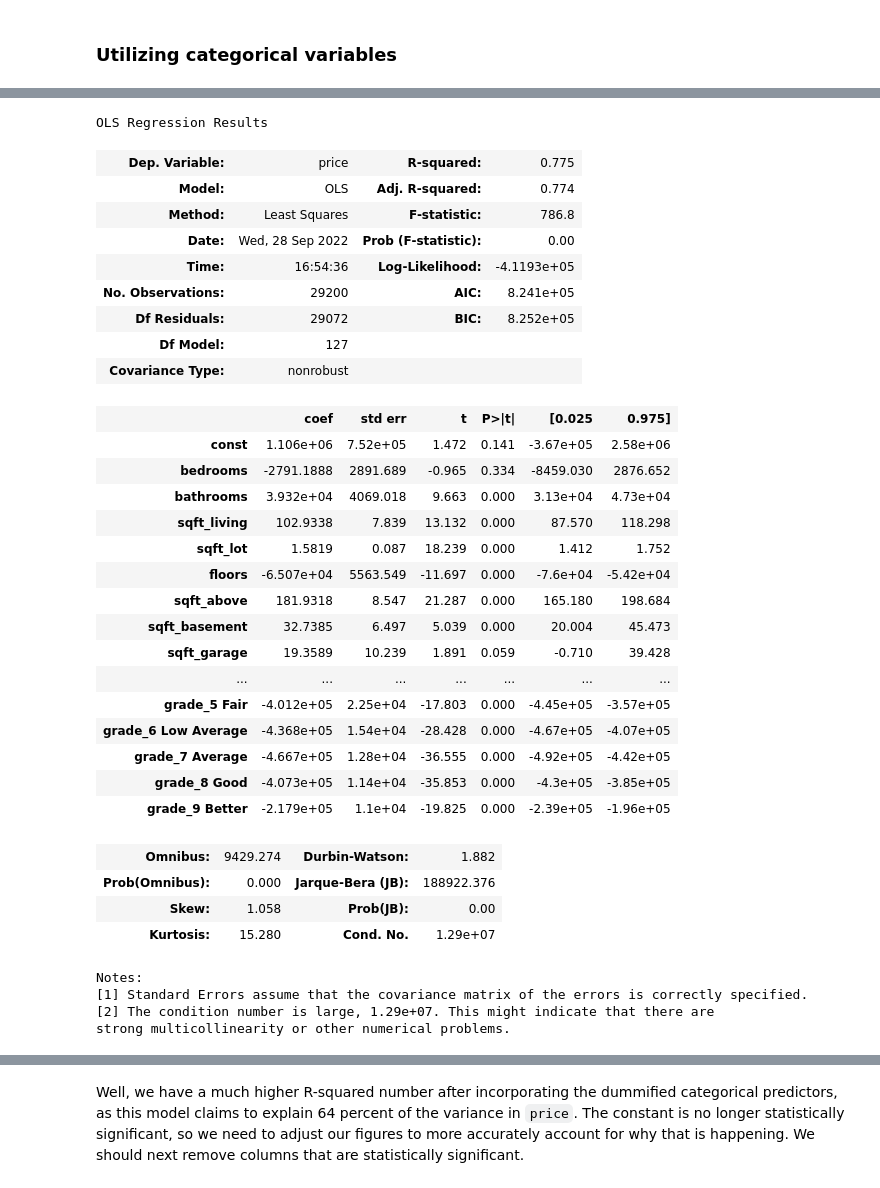
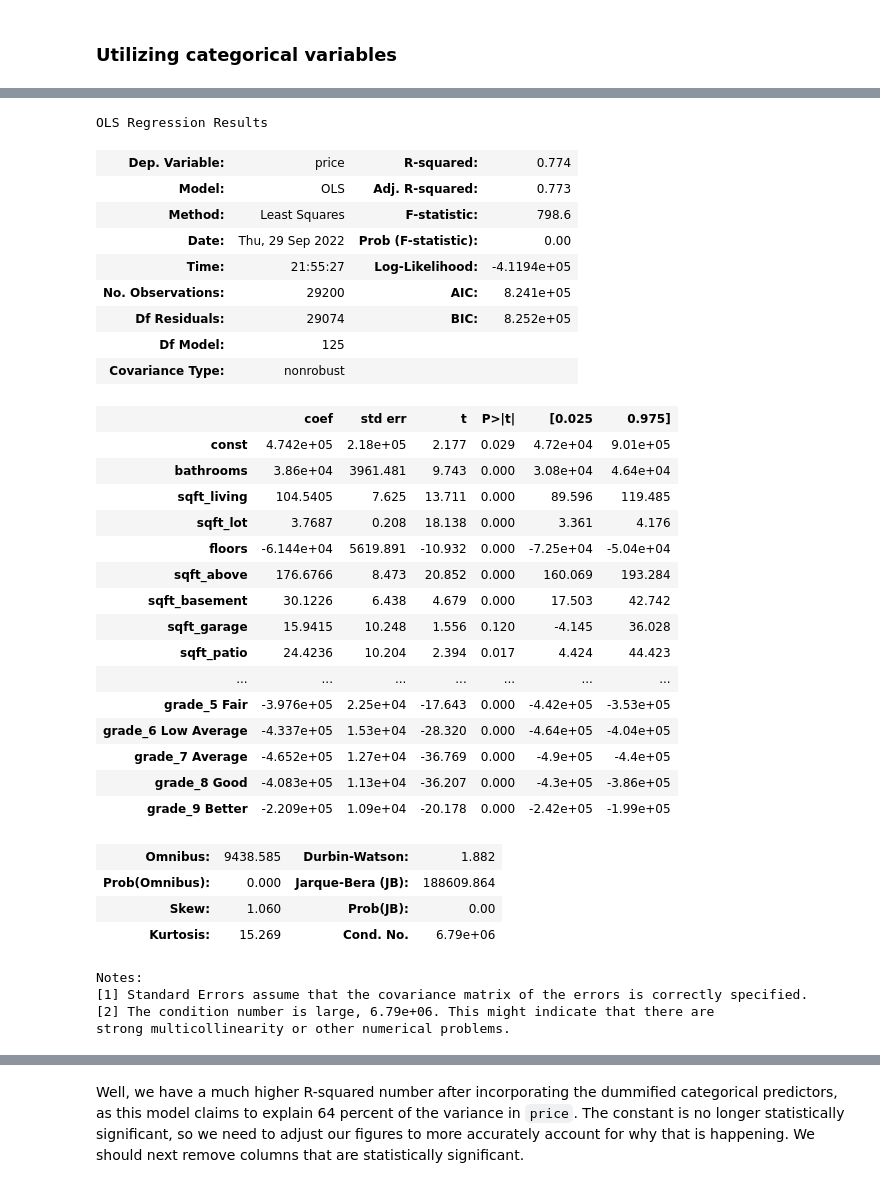
Before and after one commit to newcojon/Capstone, a Jupyter notebook: Final.ipynb, the cells around one changed output, grey strips where cells are left out. Cells and saved outputs as stored; diff of their text form; code cells hidden in the pictures.

```diff
--- a/Final.ipynb
+++ b/Final.ipynb
@@ -163,3 +172,0 @@ df['yr_old'] = np.where(df['yr_renovated'] !=0,df.selldate.apply(lambda x: x.yea
-# %%
-# controlling for dates where house was sold after renovation
-df.loc[df['yr_old'] < 0, 'yr_old'] = 0
@@ -240,5 +228,5 @@ Price is the singular dependent variable in our model.
 # %%
 # Creating categorical variables
 cats = df[['waterfront','greenbelt', 'nuisance', 'view', 'condition', 'heat_source', 'sewer_system', 'grade']]
-cats1 = df[['selldate','price','waterfront','greenbelt', 'nuisance', 'view', 'condition', 'heat_source', 'sewer_system', 'address', 'Zipcode', 'grade']]
-cats2 = df[['selldate','waterfront','greenbelt', 'nuisance', 'view', 'condition', 'heat_source', 'sewer_system', 'address', 'Zipcode', 'grade', 'lat', 'long']]
+cats1 = df[['price','waterfront','greenbelt', 'nuisance', 'view', 'condition', 'heat_source', 'sewer_system', 'address', 'grade', 'selldate']]
+cats2 = df[['waterfront','greenbelt', 'nuisance', 'view', 'condition', 'heat_source', 'sewer_system', 'address', 'grade', 'lat', 'long', 'selldate']]
@@ -818,10 +785,10 @@ lower_limit = df['yr_old'].mean() - 3*df['yr_old'].std()
 df['yr_old'] = np.where(df['yr_old'] > upper_limit, upper_limit,
 np.where(df['yr_old'] < lower_limit, lower_limit, df['yr_old']))
 # %%
-# upper_limit = df['floors'].mean() + 3*df['floors'].std()
-# lower_limit = df['floors'].mean() - 3*df['floors'].std()
-# df['floors'] = np.where(df['floors'] > upper_limit, upper_limit,
-# np.where(df['floors'] < lower_limit, lower_limit, df['floors']))
+upper_limit = df['floors'].mean() + 3*df['floors'].std()
+lower_limit = df['floors'].mean() - 3*df['floors'].std()
+df['floors'] = np.where(df['floors'] > upper_limit, upper_limit,
+np.where(df['floors'] < lower_limit, lower_limit, df['floors']))
 # %%
 upper_limit = df['sqft_garage'].mean() + 3*df['sqft_garage'].std()
 lower_limit = df['sqft_garage'].mean() - 3*df['sqft_garage'].std()
@@ -881,6 +871,6 @@ cat_cols = cats.columns
 dum_df = pd.get_dummies(data=df, columns=cat_cols, drop_first=True)
 # %%
 X1=dum_df.drop(labels=['selldate', 'price', 'address',
-                       'sewer_system_PUBLIC RESTRICTED',
+                       'sewer_system_PUBLIC RESTRICTED', 'bedrooms', 'yr_old',
                       'heat_source_Oil', 'heat_source_Oil/Solar', 'heat_source_Other',
                        'grade_2 Substandard', 'heat_source_Electricity/Solar', 'lat', 'long'], axis=1)
@@ -897,47 +877,43 @@ X1.head()
 # %%
-X1=dum_df.drop(labels=['selldate', 'price', 'address',
-                       'sewer_system_PUBLIC RESTRICTED',
-                      'heat_source_Oil', 'heat_source_Oil/Solar', 'heat_source_Other',
-                       'grade_2 Substandard', 'heat_source_Electricity/Solar', 'lat', 'long'], axis=1)
 y=dum_df.price
 
 model_1 = sm.OLS(y, sm.add_constant(X1))
 results1 = model_1.fit()
 results1.summary()
 # %% [output]
 OLS Regression Results
-| Dep. Variable: | price | R-squared: | 0.775 |
-| Model: | OLS | Adj. R-squared: | 0.774 |
-| Method: | Least Squares | F-statistic: | 786.8 |
-| Date: | Wed, 28 Sep 2022 | Prob (F-statistic): | 0.00 |
-| Time: | 16:54:36 | Log-Likelihood: | -4.1193e+05 |
+| Dep. Variable: | price | R-squared: | 0.774 |
+| Model: | OLS | Adj. R-squared: | 0.773 |
+| Method: | Least Squares | F-statistic: | 798.6 |
+| Date: | Thu, 29 Sep 2022 | Prob (F-statistic): | 0.00 |
+| Time: | 21:55:27 | Log-Likelihood: | -4.1194e+05 |
 | No. Observations: | 29200 | AIC: | 8.241e+05 |
-| Df Residuals: | 29072 | BIC: | 8.252e+05 |
-| Df Model: | 127 |  |  |
+| Df Residuals: | 29074 | BIC: | 8.252e+05 |
+| Df Model: | 125 |  |  |
 | Covariance Type: | nonrobust |  |  |
 |  | coef | std err | t | P>|t| | [0.025 | 0.975] |
-| const | 1.106e+06 | 7.52e+05 | 1.472 | 0.141 | -3.67e+05 | 2.58e+06 |
-| bedrooms | -2791.1888 | 2891.689 | -0.965 | 0.334 | -8459.030 | 2876.652 |
-| bathrooms | 3.932e+04 | 4069.018 | 9.663 | 0.000 | 3.13e+04 | 4.73e+04 |
-| sqft_living | 102.9338 | 7.839 | 13.132 | 0.000 | 87.570 | 118.298 |
-| sqft_lot | 1.5819 | 0.087 | 18.239 | 0.000 | 1.412 | 1.752 |
-| floors | -6.507e+04 | 5563.549 | -11.697 | 0.000 | -7.6e+04 | -5.42e+04 |
-| sqft_above | 181.9318 | 8.547 | 21.287 | 0.000 | 165.180 | 198.684 |
-| sqft_basement | 32.7385 | 6.497 | 5.039 | 0.000 | 20.004 | 45.473 |
-| sqft_garage | 19.3589 | 10.239 | 1.891 | 0.059 | -0.710 | 39.428 |
+| const | 4.742e+05 | 2.18e+05 | 2.177 | 0.029 | 4.72e+04 | 9.01e+05 |
+| bathrooms | 3.86e+04 | 3961.481 | 9.743 | 0.000 | 3.08e+04 | 4.64e+04 |
+| sqft_living | 104.5405 | 7.625 | 13.711 | 0.000 | 89.596 | 119.485 |
+| sqft_lot | 3.7687 | 0.208 | 18.138 | 0.000 | 3.361 | 4.176 |
+| floors | -6.144e+04 | 5619.891 | -10.932 | 0.000 | -7.25e+04 | -5.04e+04 |
+| sqft_above | 176.6766 | 8.473 | 20.852 | 0.000 | 160.069 | 193.284 |
+| sqft_basement | 30.1226 | 6.438 | 4.679 | 0.000 | 17.503 | 42.742 |
+| sqft_garage | 15.9415 | 10.248 | 1.556 | 0.120 | -4.145 | 36.028 |
+| sqft_patio | 24.4236 | 10.204 | 2.394 | 0.017 | 4.424 | 44.423 |
 | ... | ... | ... | ... | ... | ... | ... |
-| grade_5 Fair | -4.012e+05 | 2.25e+04 | -17.803 | 0.000 | -4.45e+05 | -3.57e+05 |
-| grade_6 Low Average | -4.368e+05 | 1.54e+04 | -28.428 | 0.000 | -4.67e+05 | -4.07e+05 |
-| grade_7 Average | -4.667e+05 | 1.28e+04 | -36.555 | 0.000 | -4.92e+05 | -4.42e+05 |
-| grade_8 Good | -4.073e+05 | 1.14e+04 | -35.853 | 0.000 | -4.3e+05 | -3.85e+05 |
-| grade_9 Better | -2.179e+05 | 1.1e+04 | -19.825 | 0.000 | -2.39e+05 | -1.96e+05 |
+| grade_5 Fair | -3.976e+05 | 2.25e+04 | -17.643 | 0.000 | -4.42e+05 | -3.53e+05 |
+| grade_6 Low Average | -4.337e+05 | 1.53e+04 | -28.320 | 0.000 | -4.64e+05 | -4.04e+05 |
+| grade_7 Average | -4.652e+05 | 1.27e+04 | -36.769 | 0.000 | -4.9e+05 | -4.4e+05 |
+| grade_8 Good | -4.083e+05 | 1.13e+04 | -36.207 | 0.000 | -4.3e+05 | -3.86e+05 |
+| grade_9 Better | -2.209e+05 | 1.09e+04 | -20.178 | 0.000 | -2.42e+05 | -1.99e+05 |
-| Omnibus: | 9429.274 | Durbin-Watson: | 1.882 |
-| Prob(Omnibus): | 0.000 | Jarque-Bera (JB): | 188922.376 |
-| Skew: | 1.058 | Prob(JB): | 0.00 |
-| Kurtosis: | 15.280 | Cond. No. | 1.29e+07 |
+| Omnibus: | 9438.585 | Durbin-Watson: | 1.882 |
+| Prob(Omnibus): | 0.000 | Jarque-Bera (JB): | 188609.864 |
+| Skew: | 1.060 | Prob(JB): | 0.00 |
+| Kurtosis: | 15.269 | Cond. No. | 6.79e+06 |
 Notes:
 [1] Standard Errors assume that the covariance matrix of the errors is correctly specified.
-[2] The condition number is large, 1.29e+07. This might indicate that there are
+[2] The condition number is large, 6.79e+06. This might indicate that there are
 strong multicollinearity or other numerical problems.
 # %%
 mae = mean_absolute_error(y, results1.predict(sm.add_constant(X1)))
```
Also changed, not shown: parts of 153 cells of this notebook.
